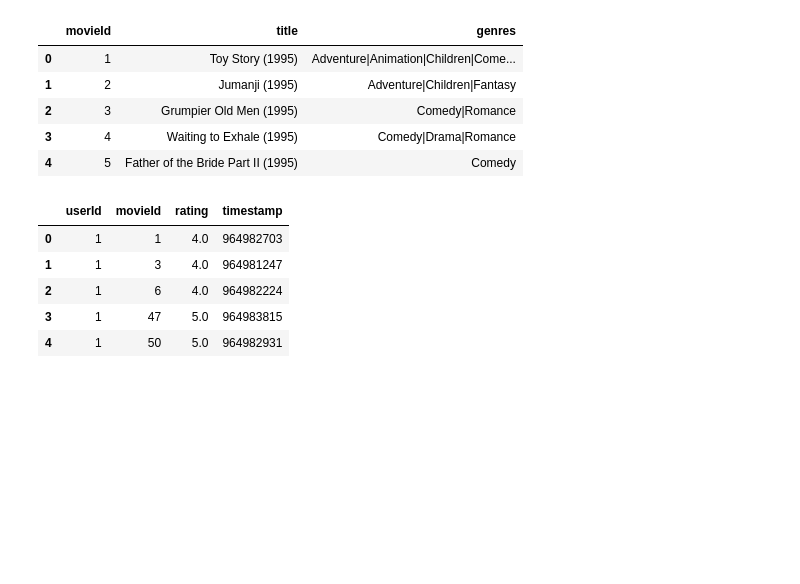
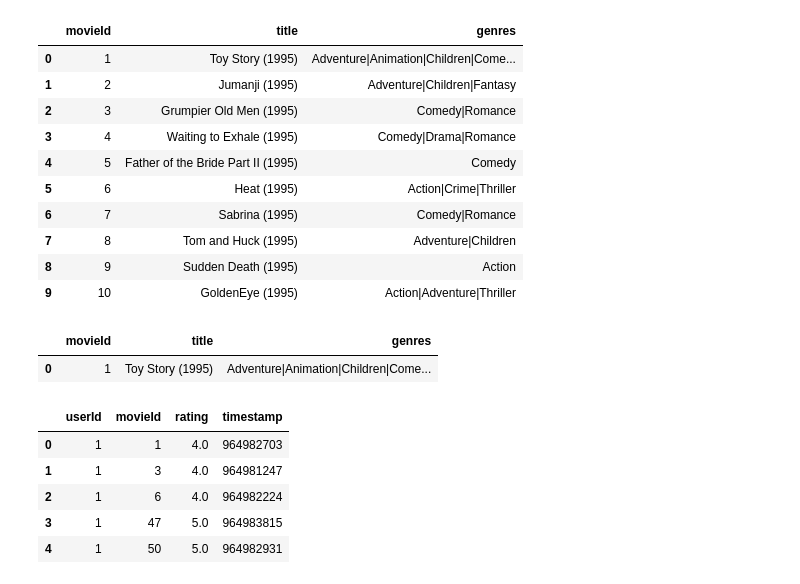
Before and after one commit to ljibajap/ECE196_ML, a Jupyter notebook: main.ipynb, the cells around one changed output. Drawn from its saved outputs; the diff is of its cells as text; code cells hidden in the pictures; blank space fills up the shorter version.

```diff
--- a/main.ipynb
+++ b/main.ipynb
@@ -10,14 +10,24 @@ tags_database = pd.read_csv('Small_Data/tags.csv')
 links_database = pd.read_csv('Small_Data/links.csv')
 # %%
 # Display the first 10 items from the movies data set
-movie_database[0:5]
+movie_database[0:10]
 # %% [output]
 |  | movieId | title | genres |
 | 0 | 1 | Toy Story (1995) | Adventure|Animation|Children|Come... |
 | 1 | 2 | Jumanji (1995) | Adventure|Children|Fantasy |
 | 2 | 3 | Grumpier Old Men (1995) | Comedy|Romance |
 | 3 | 4 | Waiting to Exhale (1995) | Comedy|Drama|Romance |
 | 4 | 5 | Father of the Bride Part II (1995) | Comedy |
+| 5 | 6 | Heat (1995) | Action|Crime|Thriller |
+| 6 | 7 | Sabrina (1995) | Comedy|Romance |
+| 7 | 8 | Tom and Huck (1995) | Adventure|Children |
+| 8 | 9 | Sudden Death (1995) | Action |
+| 9 | 10 | GoldenEye (1995) | Action|Adventure|Thriller |
+# %%
+movie_database[movie_database['movieId']==1]
+# %% [output]
+|  | movieId | title | genres |
+| 0 | 1 | Toy Story (1995) | Adventure|Animation|Children|Come... |
 # %%
 # Display the first 5 items from the rating data set
 users_ratings[0:5]
```
Also changed, not shown: parts of 9 cells of this notebook.
